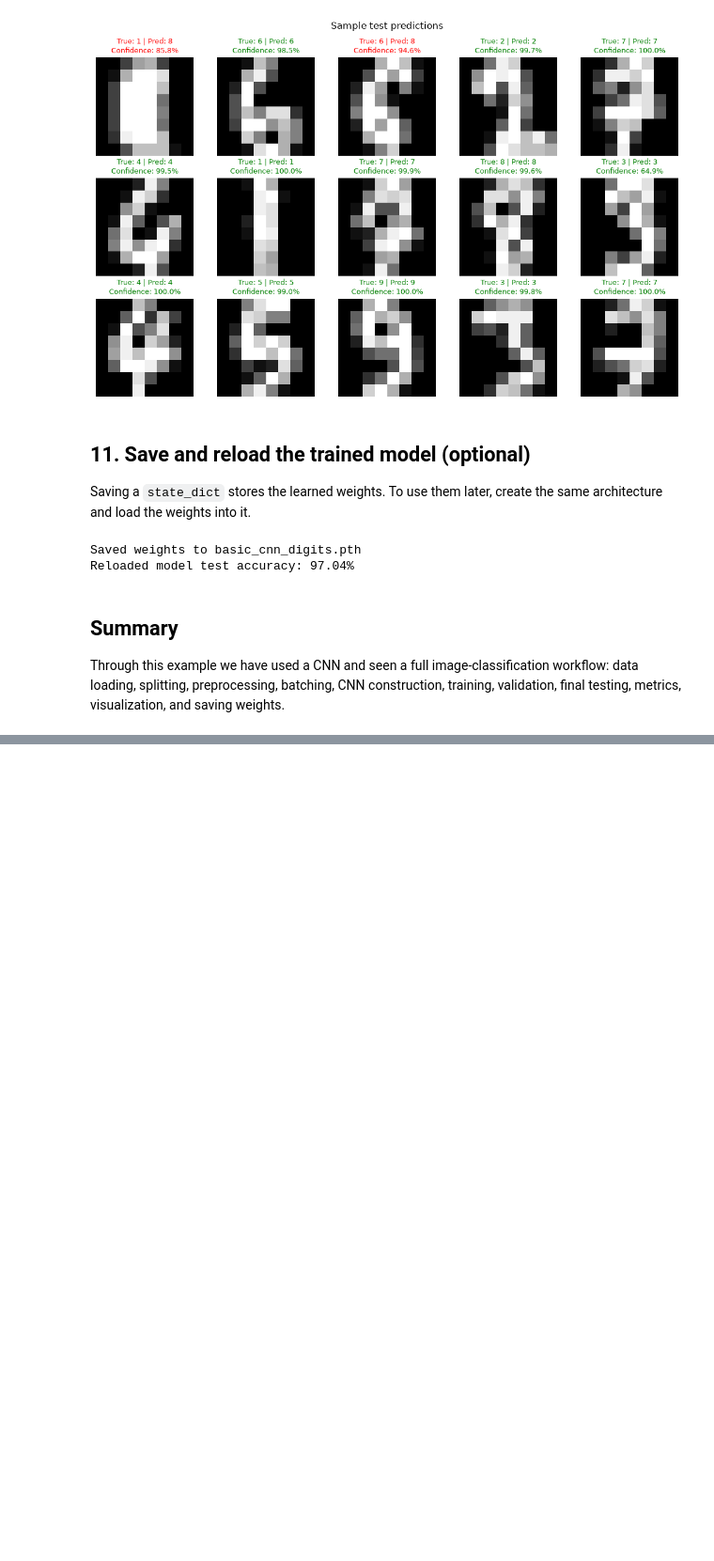
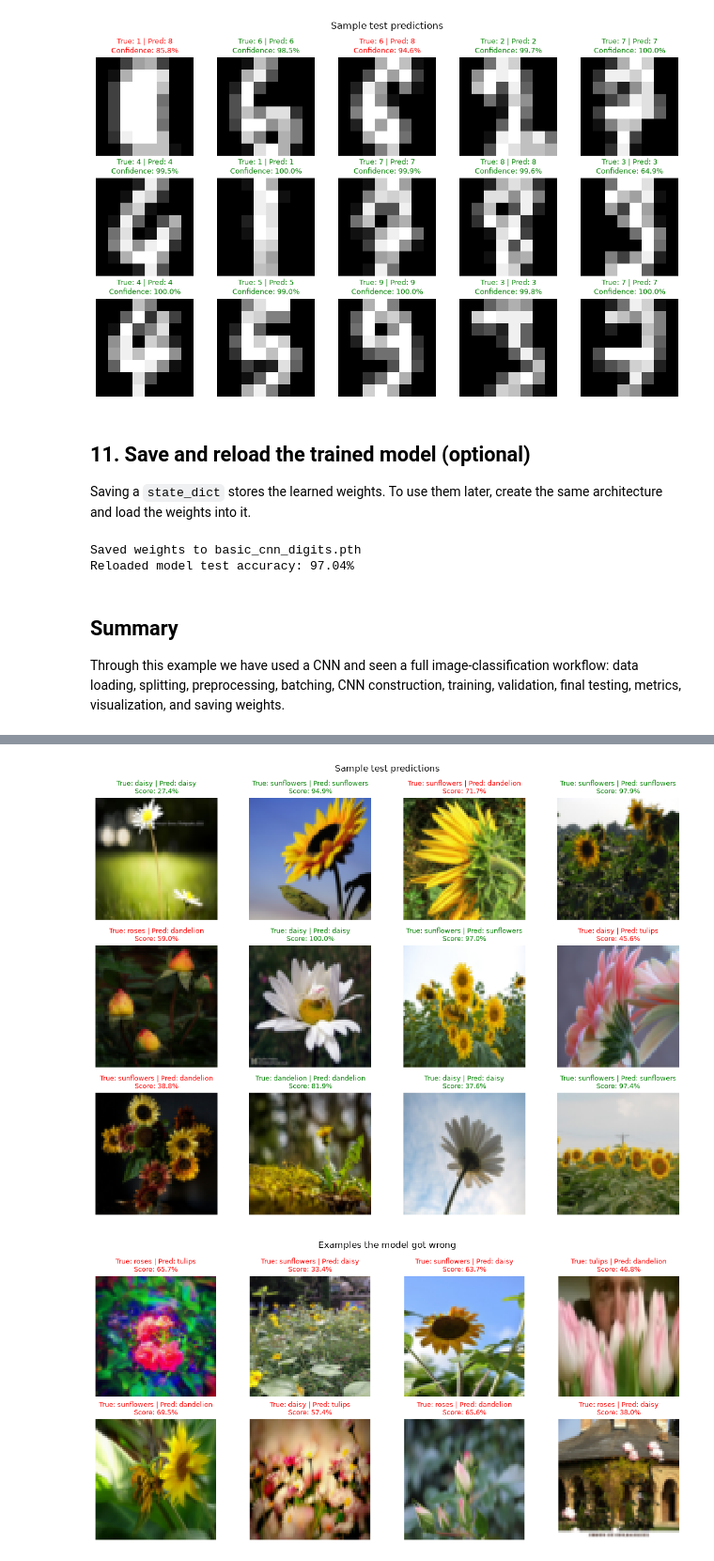
Before and after one commit to Zoe12341/deep_learning_course, a Jupyter notebook: ps_4/e89_Buck_Zoe_HW04.ipynb, the cells around one changed output, grey strips where cells are left out. Shown at 94% size. Saved outputs shown, nothing was run; the diff lists cells and outputs as text; code cells hidden in the pictures; blank space fills up the shorter version.

```diff
--- a/ps_4/e89_Buck_Zoe_HW04.ipynb
+++ b/ps_4/e89_Buck_Zoe_HW04.ipynb
@@ -474,0 +1110,28 @@ Through this example we have used a CNN and seen a full image-classification wor
+# %%
+def show_predictions(indices, title):
+    if len(indices) == 0:
+        print('No mistakes in this test run.')
+        return
+    fig, axes = plt.subplots((len(indices) + 3) // 4, 4,
+                             figsize=(12, 3 * ((len(indices) + 3) // 4)), squeeze=False)
+    for ax in axes.flat:
+        ax.axis('off')
+    for ax, index in zip(axes.flat, indices):
+        image, actual = test_dataset[int(index)]
+        predicted = predicted_labels[index]
+        # Plotting needs H,W,C, whereas PyTorch stores C,H,W.
+        ax.imshow(image.permute(1, 2, 0))
+        ax.set_title(f'True: {class_names[actual]} | Pred: {class_names[predicted]}\n'
+                     f'Score: {probabilities[index, predicted]:.1%}',
+                     color='green' if actual == predicted else 'red', fontsize=9)
+    fig.suptitle(title)
+    plt.tight_layout()
+    plt.show()
+
+rng = np.random.default_rng(SEED)
+show_predictions(rng.choice(len(test_dataset), size=12, replace=False), 'Sample test predictions')
+errors = np.flatnonzero(true_labels != predicted_labels)
+show_predictions(errors[:8], 'Examples the model got wrong')
+# %% [output]
+[figure, added]
+[figure, added]
```
Also changed, not shown: parts of 39 cells of this notebook, 33 other files.
